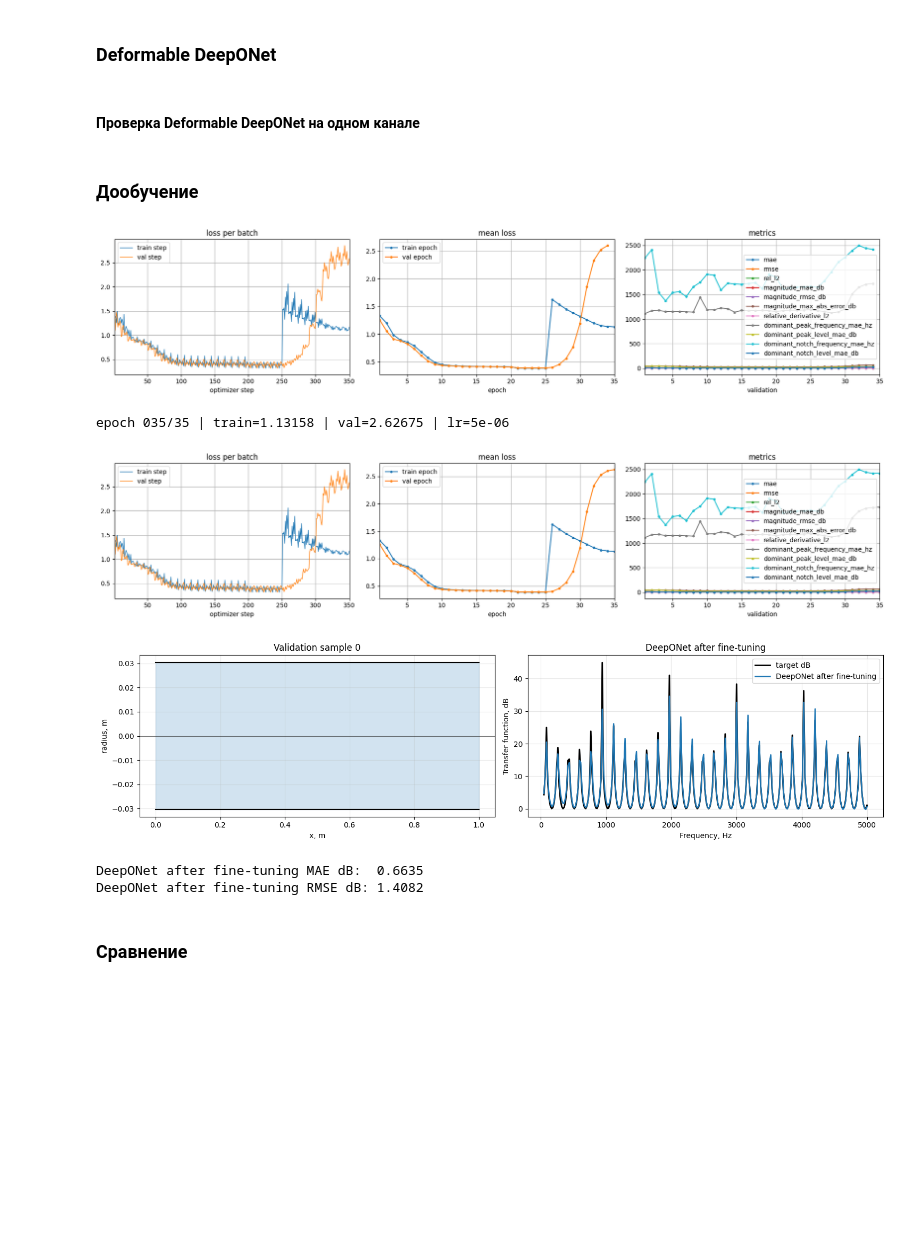
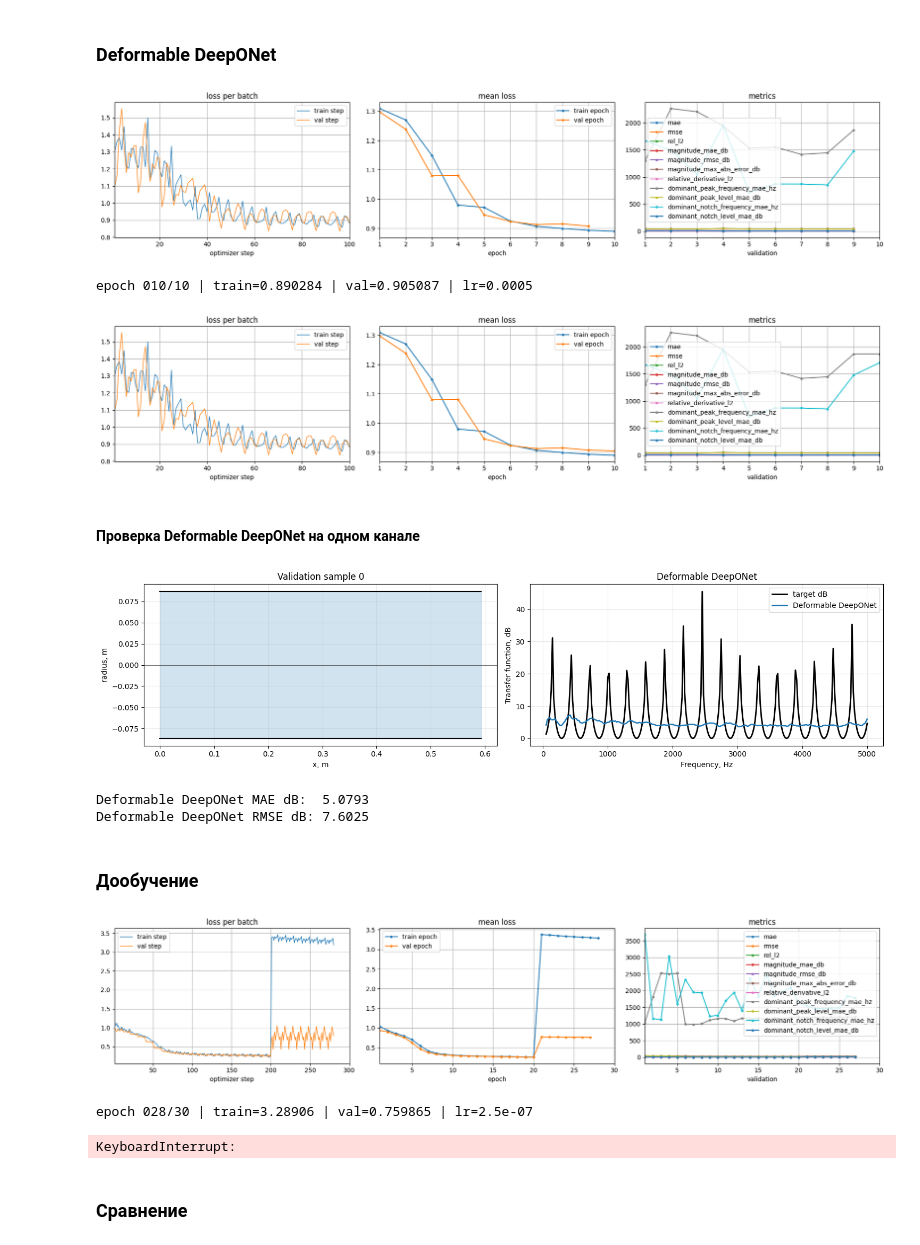
Before and after one commit to Erykalkin/webster, a Jupyter notebook: forward.ipynb, the cells around one changed output. Drawn from its saved outputs; the diff is of its cells as text; code cells hidden in the pictures; blank space fills up the shorter version.

```diff
--- a/forward.ipynb
+++ b/forward.ipynb
@@ -113,14 +107,14 @@ device: cuda
 # %%
 train_loader = make_streaming_dataloader(
     train_config,
-    range_library,
+    length_range_library,
     batch_size=batch_size,
     num_workers=0,
 )
 
 val_loader = make_streaming_dataloader(
     val_config,
-    range_library,
+    length_range_library,
     batch_size=batch_size,
     num_workers=0,
 )
@@ -476,7 +482,7 @@ plot_single_model_preview(
 # %% [markdown]
 ### Deformable DeepONet
 # %%
-# Cell 9.4: train Deformable DeepONet
+deformable_deeponet_checkpoint_name = "deformable_deeponet_length_db"
 
 deformable_deeponet = TransferFunctionDeformableDeepONet(
     in_channels=1,
@@ -504,7 +510,7 @@ deformable_deeponet_history = fit(
     criterion=criterion,
     batch_to_xy=deeponet_batch_to_xy,
     config=TrainConfig(
-        epochs=epochs,
+        epochs=10,
         steps_per_epoch=steps_per_epoch,
         val_steps=val_steps,
         device=device,
@@ -518,32 +524,38 @@ deformable_deeponet_history = fit(
 )
 
 plot_history(deformable_deeponet_history)
+# %% [output]
+[figure, added]
+epoch 010/10 | train=0.890284 | val=0.905087 | lr=0.0005
+[figure, added]
 # %% [markdown]
 #### Проверка Deformable DeepONet на одном канале
 # %%
-# Cell 9.5: check Deformable DeepONet on one validation channel
-
 plot_single_model_preview(
     deformable_deeponet,
     deeponet_batch_to_xy,
     "Deformable DeepONet",
     sample_idx=preview_sample_idx,
 )
+# %% [output]
+[figure, added]
+Deformable DeepONet MAE dB:  5.0793
+Deformable DeepONet RMSE dB: 7.6025
 # %% [markdown]
 ### Дообучение
 # %%
 importlib.reload(utils)
 
-finetune_model_name = "deeponet"  # "mlp", "fno", "deeponet", "dynamic_deeponet", or "deformable_deeponet"
+finetune_model_name = "deformable_deeponet"  # "mlp", "fno", "deeponet", "dynamic_deeponet", or "deformable_deeponet"
 finetune_epochs = 10
 finetune_steps_per_epoch = steps_per_epoch
 finetune_val_steps = val_steps
 finetune_batch_size = batch_size
-finetune_lr_scale = 1e-2
+finetune_lr_scale = 5e-4
 finetune_resume_optimizer = True
 finetune_live_plot_every_steps = 50
 finetune_save_every_steps = None
-finetune_checkpoint_suffix = "_finetuned_"  # use "_finetuned" to keep the old best checkpoint untouched
+finetune_checkpoint_suffix = "_finetuned"  # use "_finetuned" to keep the old best checkpoint untouched
 
 mlp_checkpoint_name = "mlp_db"
 fno_checkpoint_name = "fno_db_finetuned"
@@ -764,39 +776,36 @@ finetune_history = utils.fit(
     all_library_train_loader,
     all_library_val_loader,
     criterion=criterion,
     batch_to_xy=spec["batch_to_xy"],
     config=utils.TrainConfig(
         epochs=finetune_epochs,
         steps_per_epoch=finetune_steps_per_epoch,
         val_steps=finetune_val_steps,
         device=device,
         show_progress=False,
         live_plot_every_steps=finetune_live_plot_every_steps,
         grad_clip_norm=None,
         checkpoint_name=finetune_checkpoint_name,
         save_every_steps=finetune_save_every_steps,
         validation_metrics=validation_metrics,
     ),
     resume_history=resume_history,
 )
 
 globals()[spec["variable_name"]] = model
 globals()[spec["history_name"]] = finetune_history
 
 utils.plot_history(finetune_history)
 plot_single_model_preview(
     model,
     spec["batch_to_xy"],
     f"{spec['label']} after fine-tuning",
     sample_idx=preview_sample_idx,
 )
 # %% [output]
-[figure, old version]
+[figure, new version]
-epoch 035/35 | train=1.13158 | val=2.62675 | lr=5e-06
+epoch 028/30 | train=3.28906 | val=0.759865 | lr=2.5e-07
-[figure, removed]
-[figure, removed]
-DeepONet after fine-tuning MAE dB:  0.6635
-DeepONet after fine-tuning RMSE dB: 1.4082
+KeyboardInterrupt:
 # %% [markdown]
 ### Сравнение
 # %%
```
Also changed, not shown: parts of 10 cells of this notebook, 5 other files.
